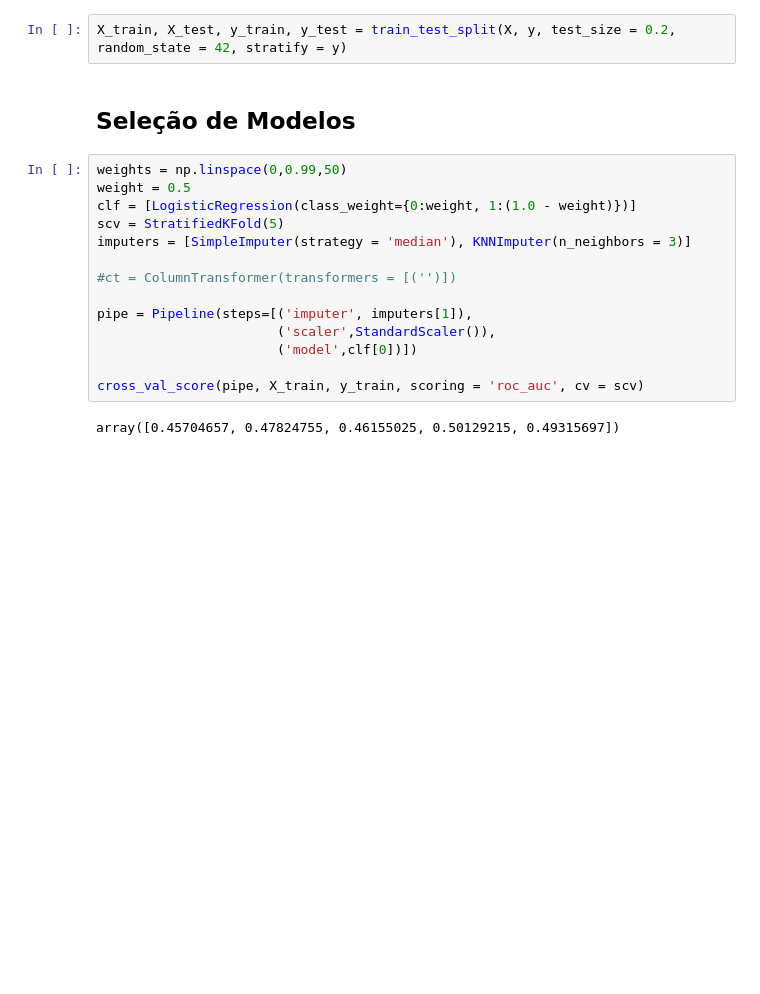
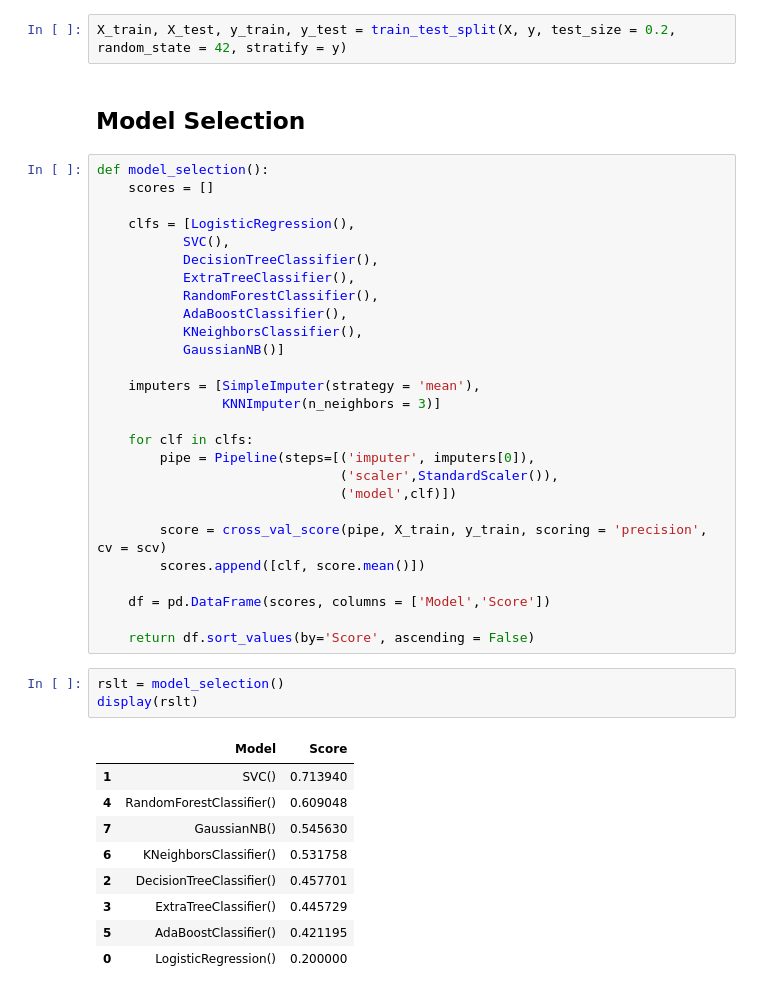
Before and after one commit to GabrielG16/Potabilidade, a Jupyter notebook: potability.ipynb, the cells around one changed output. Cells and saved outputs as stored; diff of their text form; blank space fills up the shorter version.

Commit message:
Model Selection

```diff
--- a/potability.ipynb
+++ b/potability.ipynb
@@ -223,20 +232,44 @@ y = water.Potability
 # %%
 X_train, X_test, y_train, y_test = train_test_split(X, y, test_size = 0.2, random_state = 42, stratify = y)
 # %% [markdown]
-## Seleção de Modelos
+## Model Selection
-# %%
-weights = np.linspace(0,0.99,50)
-weight = 0.5
-clf = [LogisticRegression(class_weight={0:weight, 1:(1.0 - weight)})]
-scv = StratifiedKFold(5)
-imputers = [SimpleImputer(strategy = 'median'), KNNImputer(n_neighbors = 3)]
-
-#ct = ColumnTransformer(transformers = [('')])
-
-pipe = Pipeline(steps=[('imputer', imputers[1]),
-                       ('scaler',StandardScaler()),
-                       ('model',clf[0])])
-
-cross_val_score(pipe, X_train, y_train, scoring = 'roc_auc', cv = scv)
-# %% [output]
-array([0.45704657, 0.47824755, 0.46155025, 0.50129215, 0.49315697])
+# %%
+def model_selection():
+    scores = []
+
+    clfs = [LogisticRegression(),
+           SVC(),
+           DecisionTreeClassifier(),
+           ExtraTreeClassifier(),
+           RandomForestClassifier(),
+           AdaBoostClassifier(),
+           KNeighborsClassifier(),
+           GaussianNB()]
+
+    imputers = [SimpleImputer(strategy = 'mean'),
+                KNNImputer(n_neighbors = 3)]
+
+    for clf in clfs:
+        pipe = Pipeline(steps=[('imputer', imputers[0]),
+                               ('scaler',StandardScaler()),
+                               ('model',clf)])
+
+        score = cross_val_score(pipe, X_train, y_train, scoring = 'precision', cv = scv)
+        scores.append([clf, score.mean()])
+
+    df = pd.DataFrame(scores, columns = ['Model','Score'])
+
+    return df.sort_values(by='Score', ascending = False)
+# %%
+rslt = model_selection()
+display(rslt)
+# %% [output]
+|  | Model | Score |
+| 1 | SVC() | 0.713940 |
+| 4 | RandomForestClassifier() | 0.609048 |
+| 7 | GaussianNB() | 0.545630 |
+| 6 | KNeighborsClassifier() | 0.531758 |
+| 2 | DecisionTreeClassifier() | 0.457701 |
+| 3 | ExtraTreeClassifier() | 0.445729 |
+| 5 | AdaBoostClassifier() | 0.421195 |
+| 0 | LogisticRegression() | 0.200000 |
```
Also changed, not shown: parts of 4 cells of this notebook.
